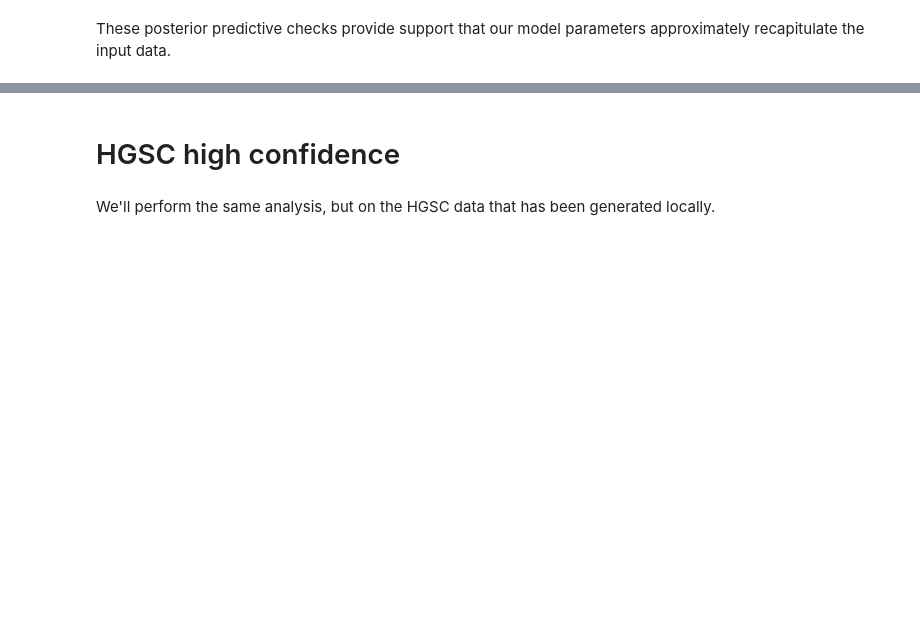
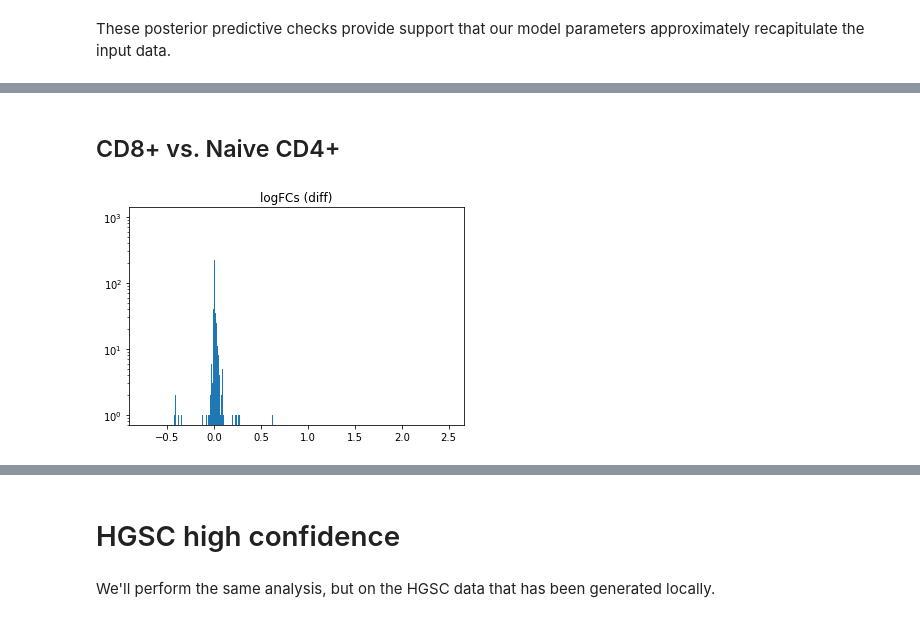
Before and after one commit to Irrationone/cellassign-paper, a Jupyter notebook: figures/jupyter/bayesian_splatter_params.ipynb, the cells around one changed output, grey strips where cells are left out. Drawn from its saved outputs; the diff is of its cells as text; code cells hidden in the pictures; blank space fills up the shorter version.

```diff
--- a/figures/jupyter/bayesian_splatter_params.ipynb
+++ b/figures/jupyter/bayesian_splatter_params.ipynb
@@ -154,0 +237,15 @@ These posterior predictive checks provide support that our model parameters appr
+# %% [markdown]
+## CD8+ vs. Naive CD4+
+# %%
+class1 = "CD8+"
+class2 = "Naive CD4+"
+
+logfcs_diff = get_logfcs_comparison(sce_markers, class1, class2)
+logfcs_same = np.array(sce_null_logfcs[(sce_null_logfcs['celltype'] == class2) & (sce_null_logfcs['permutation'] == 1)].logfc)
+# %%
+plt.hist(logfcs_diff, bins = 'auto')
+plt.title("logFCs (diff)")
+plt.yscale('log', nonposy='clip')
+plt.show()
+# %% [output]
+[figure, added]
```
Also changed, not shown: parts of 12 cells of this notebook, 1 other file.
